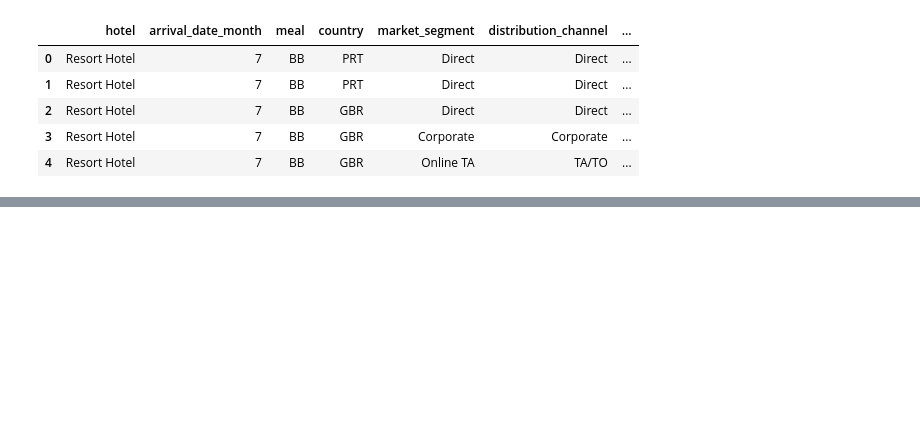
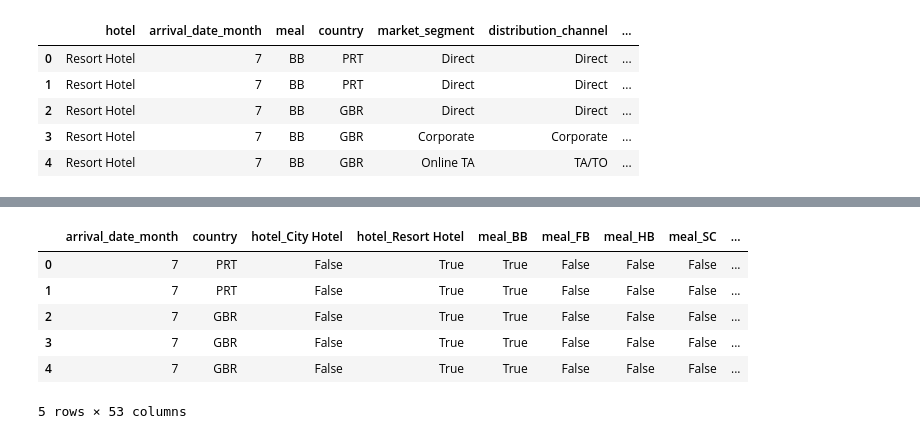
Before and after one commit to CS4580/my-notes-kadevirgil, a Jupyter notebook: module4/intro_plotting.ipynb, the cells around one changed output, grey strips where cells are left out. Drawn from its saved outputs; the diff is of its cells as text; code cells hidden in the pictures; blank space fills up the shorter version.

```diff
--- a/module4/intro_plotting.ipynb
+++ b/module4/intro_plotting.ipynb
@@ -285,7 +285,9 @@ Each `unique` category in the categorical variable is assigned a numerical label
 A new binary feature is created `for each` category in the vategorical variable. The value of that feature is a set to 1 if the observation belongs to that.
 # %%
 # See dataset dtypes
-data_df = pd.read_csv('../data/hotel_bookings.csv')
+import pandas as pd
+# Use the hotel bookings wip datset from module3/notes.ipynb
+data_df = pd.read_csv('../data/hotel_bookings_wip.csv')
 
 # Print the data types of each column
 data_df.dtypes
@@ -408,0 +424,20 @@ NameError: name 'cat_df' is not defined
+# %%
+# One-hot encoding for ALL features as one, except 'arrival_date_month' and 'country'
+# Create a new list of columns to be converted to dummy variables
+# We will exclude 'arrival_date_month' and 'country' columns
+exclude_cols = ['arrival_date_month', 'country']
+include_cols = [col for col in cat_df.columns if col not in exclude_cols]
+dummy_df = pd.get_dummies(data=cat_df, columns=include_cols)
+
+dummy_df.head()
+
+# TODO: Drop the reservation_status_date column from the data
+# because it is not useful for our analysis
+# %% [output]
+|  | arrival_date_month | country | hotel_City Hotel | hotel_Resort Hotel | meal_BB | meal_FB | meal_HB | meal_SC | ... |
+| 0 | 7 | PRT | False | True | True | False | False | False | ... |
+| 1 | 7 | PRT | False | True | True | False | False | False | ... |
+| 2 | 7 | GBR | False | True | True | False | False | False | ... |
+| 3 | 7 | GBR | False | True | True | False | False | False | ... |
+| 4 | 7 | GBR | False | True | True | False | False | False | ... |
+5 rows × 53 columns
```
Also changed, not shown: parts of 12 cells of this notebook, 4 other files.
